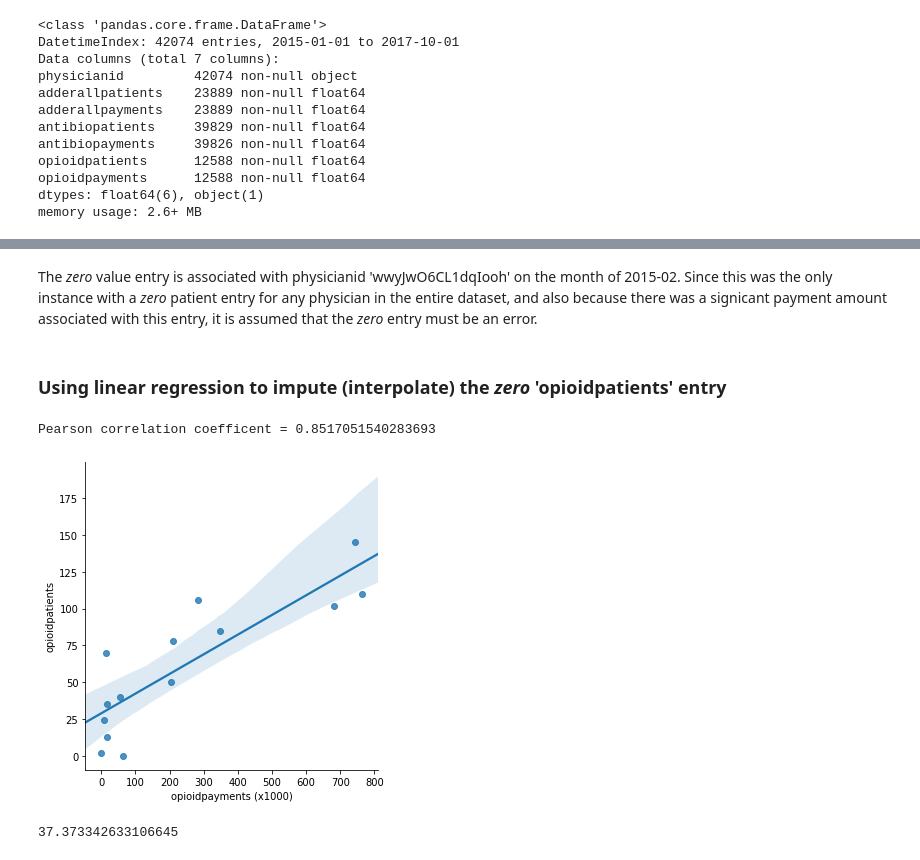
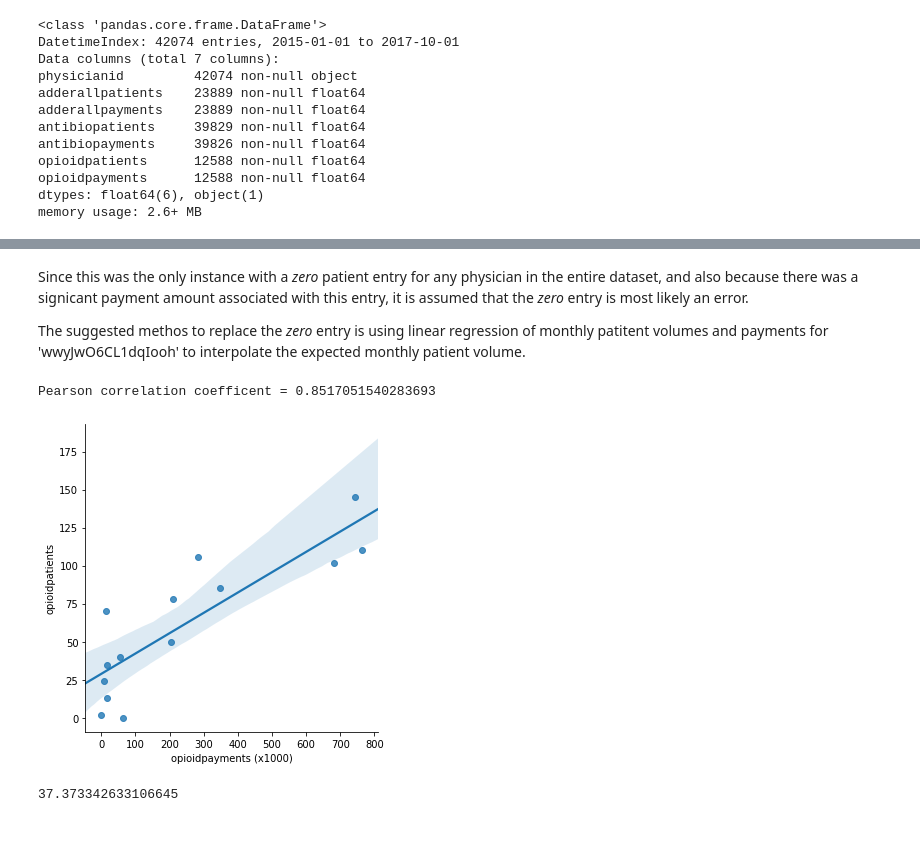
Before and after one commit to nwugocc/Capstone-Project-1, a Jupyter notebook: capstone_1_mini_project_stat_analysis.ipynb, the cells around one changed output, grey strips where cells are left out. Cells and saved outputs as stored; diff of their text form; code cells hidden in the pictures; blank space fills up the shorter version.

```diff
--- a/capstone_1_mini_project_stat_analysis.ipynb
+++ b/capstone_1_mini_project_stat_analysis.ipynb
@@ -46,6 +67,3 @@ memory usage: 2.6+ MB
 # %%
-# Imputing the missing antibiopayments values
-
-df1.loc[(df1['antibiopayments'].isnull()) & (df1['antibiopatients'].notnull()), 'antibiopayments'] = 0
-df1.info()
+df1.loc[(df1.antibiopayments.isnull() & df1.antibiopatients.notnull()), :]
 # %% [output]
@@ -87,0 +98,10 @@ Differences in payments per patient will be further investigated later. First is
+# %%
+# making a copy of df1: df2
+df2 = df1.copy()
+# %%
+# Computing average payment per patient for antibiotics
+antibio_payrate = np.mean(df1['antibiopayments'] / df1['antibiopatients'])
+
+# Imputing missing antibiopayments values
+df2['antibiopayments']= df2.apply(
+    lambda row: antibio_payrate * row.antibiopatients if np.isnan(row.antibiopayments) else row.antibiopayments, axis=1)
@@ -99,22 +153,22 @@ df1[df1['physicianid'] == 'wwyJwO6CL1dqIooh'].head(3)
 # %% [markdown]
-The _zero_ value entry is associated with physicianid 'wwyJwO6CL1dqIooh' on the month of 2015-02. Since this was the only instance with a _zero_ patient entry for any physician in the entire dataset, and also because there was a signicant payment amount associated with this entry, it is assumed that the _zero_ entry must be an error.
+Since this was the only instance with a _zero_ patient entry for any physician in the entire dataset, and also because there was a signicant payment amount associated with this entry, it is assumed that the _zero_ entry is most likely an error.
+
+The suggested methos to replace the _zero_ entry is using linear regression of monthly patitent volumes and payments for 'wwyJwO6CL1dqIooh' to interpolate the expected monthly patient volume.
-# %% [markdown]
-### Using linear regression to impute (interpolate) the _zero_ 'opioidpatients' entry
 # %%
-# Calculating r of physicianid ''wwyJwO6CL1dqIooh' patient volumes and payments
-physid_wwy = df1[df1['physicianid'] == 'wwyJwO6CL1dqIooh'][['opioidpatients','opioidpayments']]
+# Calculating correlation coefficenr of physicianid ''wwyJwO6CL1dqIooh' patient volumes and payments
+physid_wwy = df2[df2['physicianid'] == 'wwyJwO6CL1dqIooh'][['opioidpatients','opioidpayments']]
 wwy_r = np.corrcoef(physid_wwy.opioidpayments, physid_wwy.opioidpatients)
 print('Pearson correlation coefficent =',wwy_r[0,1])
 
 # Regression plot of patient volumes and payments for physicianid 'wwyJwO6CL1dqIooh'
-physid_wwy = df1[df1['physicianid'] == 'wwyJwO6CL1dqIooh'][['opioidpatients','opioidpayments']]
+physid_wwy = df2[df2['physicianid'] == 'wwyJwO6CL1dqIooh'][['opioidpatients','opioidpayments']]
 phys_ww = physid_wwy.copy()
 phys_ww['opioidpayments'] = phys_ww['opioidpayments'] / 1000
 sns.lmplot(x='opioidpayments', y='opioidpatients', data=phys_ww)
 plt.xlabel('opioidpayments (x1000)');
 # %% [output]
 Pearson correlation coefficent = 0.8517051540283693
-[figure, old version]
+[figure, new version]
 # %%
 # Extracting the slope and intercept parameters
 slope, intercept = np.polyfit(physid_wwy['opioidpayments'],physid_wwy['opioidpatients'], 1)
```
Also changed, not shown: parts of 59 cells of this notebook.
